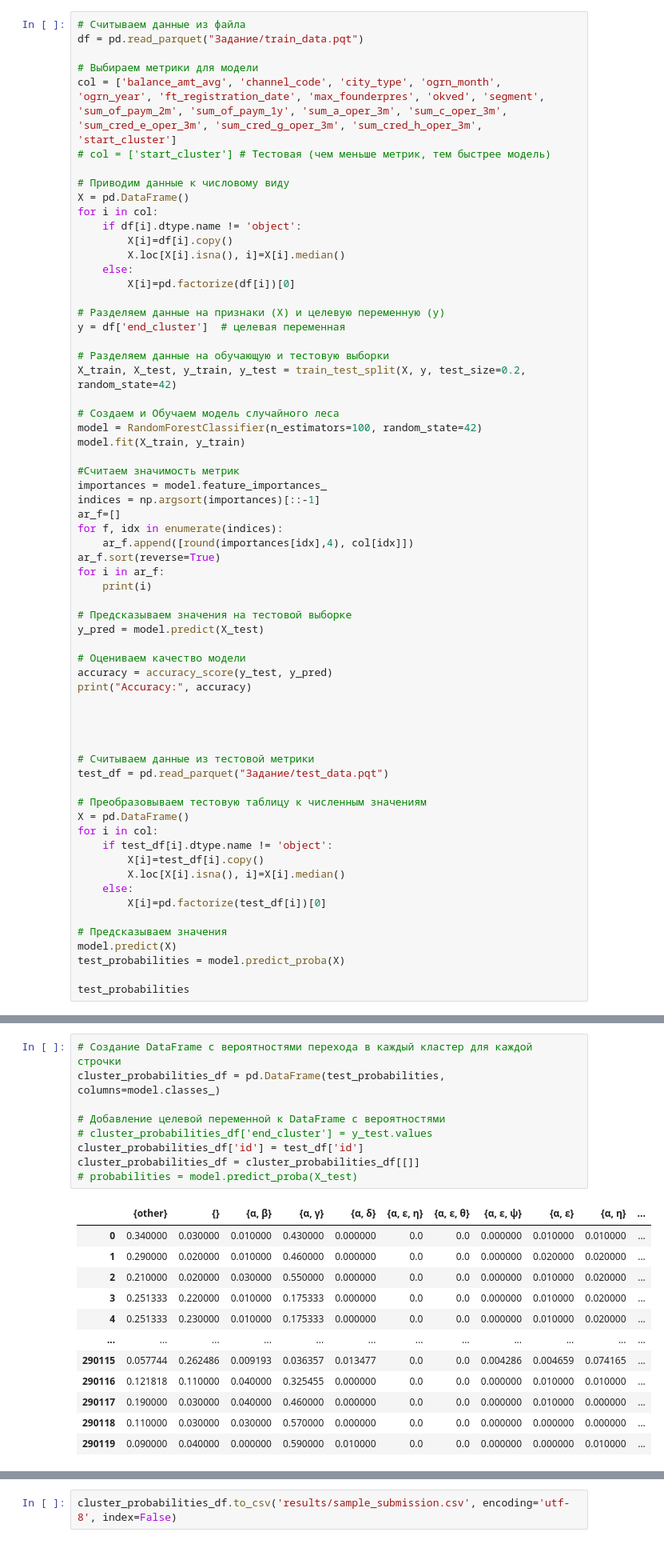
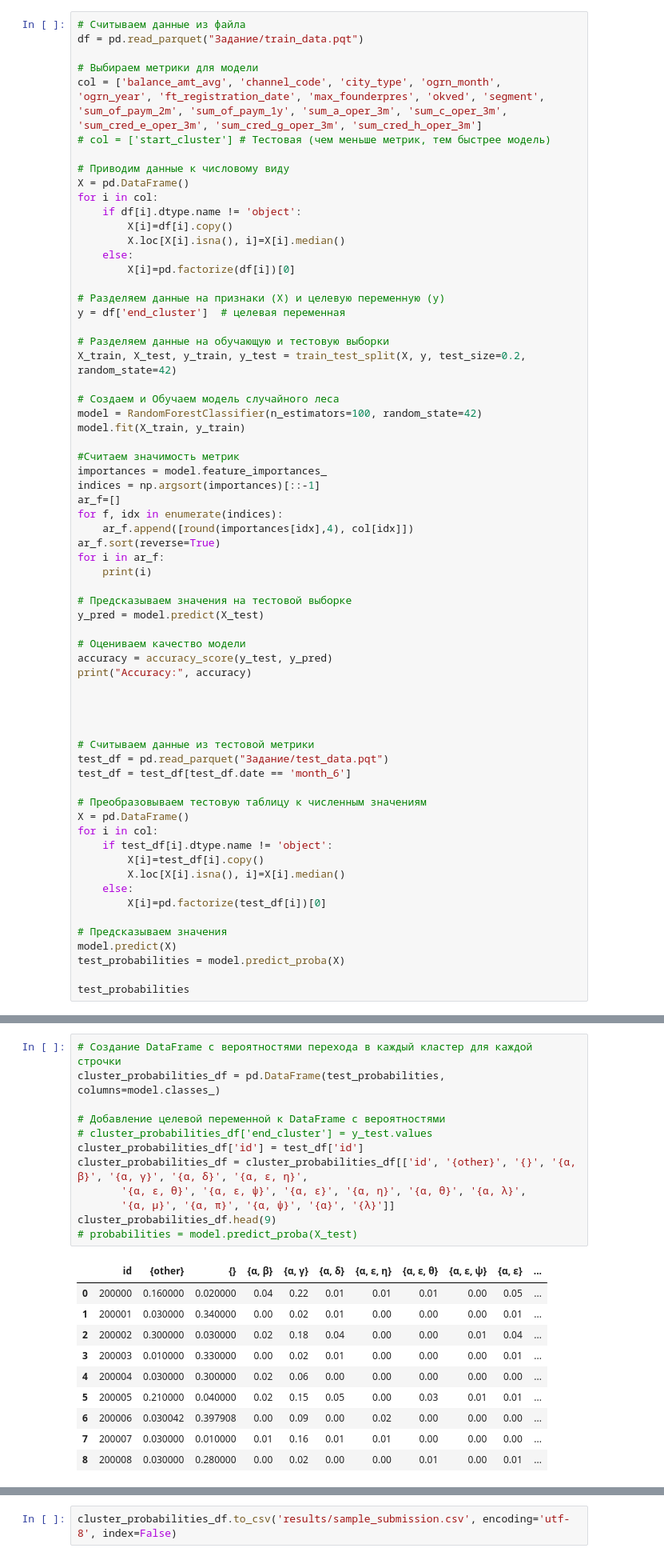
Before and after one commit to Halva773/alfa-hack, a Jupyter notebook: multi_randomforest.ipynb, the cells around one changed output, grey strips where cells are left out. Shown: that part at 80% size. Saved outputs shown, nothing was run; the diff lists cells and outputs as text.

```diff
--- a/multi_randomforest.ipynb
+++ b/multi_randomforest.ipynb
@@ -9,7 +12,7 @@ from sklearn.metrics import accuracy_score
 df = pd.read_parquet("Задание/train_data.pqt")
 
 # Выбираем метрики для модели
-col = ['balance_amt_avg', 'channel_code', 'city_type', 'ogrn_month', 'ogrn_year', 'ft_registration_date', 'max_founderpres', 'okved', 'segment', 'sum_of_paym_2m', 'sum_of_paym_1y', 'sum_a_oper_3m', 'sum_c_oper_3m', 'sum_cred_e_oper_3m', 'sum_cred_g_oper_3m', 'sum_cred_h_oper_3m', 'start_cluster']
+col = ['balance_amt_avg', 'channel_code', 'city_type', 'ogrn_month', 'ogrn_year', 'ft_registration_date', 'max_founderpres', 'okved', 'segment', 'sum_of_paym_2m', 'sum_of_paym_1y', 'sum_a_oper_3m', 'sum_c_oper_3m', 'sum_cred_e_oper_3m', 'sum_cred_g_oper_3m', 'sum_cred_h_oper_3m']
 # col = ['start_cluster'] # Тестовая (чем меньше метрик, тем быстрее модель)
 
 # Приводим данные к числовому виду
@@ -53,6 +56,7 @@ print("Accuracy:", accuracy)
 
 # Считываем данные из тестовой метрики
 test_df = pd.read_parquet("Задание/test_data.pqt")
+test_df = test_df[test_df.date == 'month_6']
 
 # Преобразовываем тестовую таблицу к численным значениям
 X = pd.DataFrame()
@@ -101,22 +100,23 @@ NameError: name 'train_df' is not defined
 # %%
 # Создание DataFrame с вероятностями перехода в каждый кластер для каждой строчки
 cluster_probabilities_df = pd.DataFrame(test_probabilities, columns=model.classes_)
 
 # Добавление целевой переменной к DataFrame с вероятностями
 # cluster_probabilities_df['end_cluster'] = y_test.values
 cluster_probabilities_df['id'] = test_df['id']
-cluster_probabilities_df = cluster_probabilities_df[[]]
+cluster_probabilities_df = cluster_probabilities_df[['id', '{other}', '{}', '{α, β}', '{α, γ}', '{α, δ}', '{α, ε, η}',
+       '{α, ε, θ}', '{α, ε, ψ}', '{α, ε}', '{α, η}', '{α, θ}', '{α, λ}',
+       '{α, μ}', '{α, π}', '{α, ψ}', '{α}', '{λ}']]
+cluster_probabilities_df.head(9)
 # probabilities = model.predict_proba(X_test)
 # %% [output]
-|  | {other} | {} | {α, β} | {α, γ} | {α, δ} | {α, ε, η} | {α, ε, θ} | {α, ε, ψ} | {α, ε} | {α, η} | ... |
-| 0 | 0.340000 | 0.030000 | 0.010000 | 0.430000 | 0.000000 | 0.0 | 0.0 | 0.000000 | 0.010000 | 0.010000 | ... |
-| 1 | 0.290000 | 0.020000 | 0.010000 | 0.460000 | 0.000000 | 0.0 | 0.0 | 0.000000 | 0.020000 | 0.020000 | ... |
-| 2 | 0.210000 | 0.020000 | 0.030000 | 0.550000 | 0.000000 | 0.0 | 0.0 | 0.000000 | 0.010000 | 0.020000 | ... |
-| 3 | 0.251333 | 0.220000 | 0.010000 | 0.175333 | 0.000000 | 0.0 | 0.0 | 0.000000 | 0.010000 | 0.020000 | ... |
-| 4 | 0.251333 | 0.230000 | 0.010000 | 0.175333 | 0.000000 | 0.0 | 0.0 | 0.000000 | 0.010000 | 0.020000 | ... |
-| ... | ... | ... | ... | ... | ... | ... | ... | ... | ... | ... | ... |
-| 290115 | 0.057744 | 0.262486 | 0.009193 | 0.036357 | 0.013477 | 0.0 | 0.0 | 0.004286 | 0.004659 | 0.074165 | ... |
-| 290116 | 0.121818 | 0.110000 | 0.040000 | 0.325455 | 0.000000 | 0.0 | 0.0 | 0.000000 | 0.010000 | 0.010000 | ... |
-| 290117 | 0.190000 | 0.030000 | 0.040000 | 0.460000 | 0.000000 | 0.0 | 0.0 | 0.000000 | 0.010000 | 0.000000 | ... |
-| 290118 | 0.110000 | 0.030000 | 0.030000 | 0.570000 | 0.000000 | 0.0 | 0.0 | 0.000000 | 0.000000 | 0.000000 | ... |
-| 290119 | 0.090000 | 0.040000 | 0.000000 | 0.590000 | 0.010000 | 0.0 | 0.0 | 0.000000 | 0.000000 | 0.010000 | ... |
+|  | id | {other} | {} | {α, β} | {α, γ} | {α, δ} | {α, ε, η} | {α, ε, θ} | {α, ε, ψ} | {α, ε} | ... |
+| 0 | 200000 | 0.160000 | 0.020000 | 0.04 | 0.22 | 0.01 | 0.01 | 0.01 | 0.00 | 0.05 | ... |
+| 1 | 200001 | 0.030000 | 0.340000 | 0.00 | 0.02 | 0.01 | 0.00 | 0.00 | 0.00 | 0.01 | ... |
+| 2 | 200002 | 0.300000 | 0.030000 | 0.02 | 0.18 | 0.04 | 0.00 | 0.00 | 0.01 | 0.04 | ... |
+| 3 | 200003 | 0.010000 | 0.330000 | 0.00 | 0.02 | 0.01 | 0.00 | 0.00 | 0.00 | 0.01 | ... |
+| 4 | 200004 | 0.030000 | 0.300000 | 0.02 | 0.06 | 0.00 | 0.00 | 0.00 | 0.00 | 0.00 | ... |
+| 5 | 200005 | 0.210000 | 0.040000 | 0.02 | 0.15 | 0.05 | 0.00 | 0.03 | 0.01 | 0.01 | ... |
+| 6 | 200006 | 0.030042 | 0.397908 | 0.00 | 0.09 | 0.00 | 0.02 | 0.00 | 0.00 | 0.00 | ... |
+| 7 | 200007 | 0.030000 | 0.010000 | 0.01 | 0.16 | 0.01 | 0.01 | 0.00 | 0.00 | 0.00 | ... |
+| 8 | 200008 | 0.030000 | 0.280000 | 0.00 | 0.02 | 0.00 | 0.00 | 0.01 | 0.00 | 0.01 | ... |
```
Also changed, not shown: parts of 6 cells of this notebook, 1 other file.
